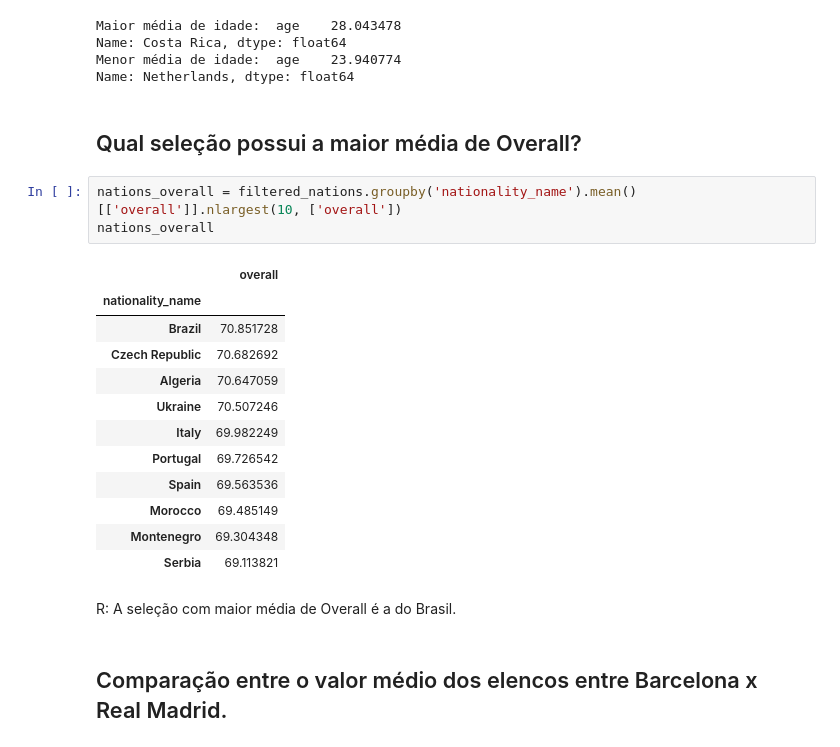
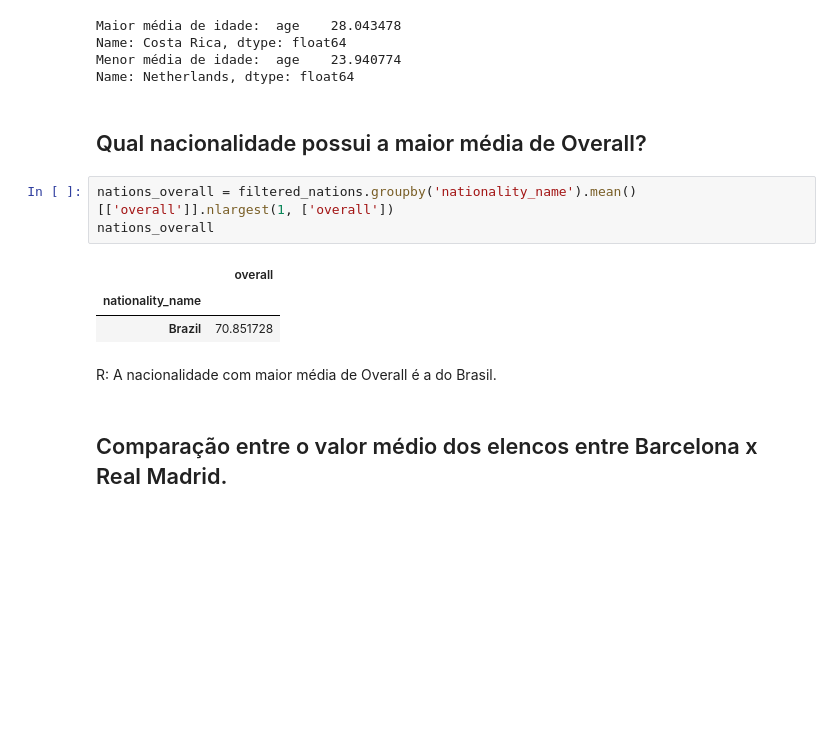
Before and after one commit to jgabrielmelo/FIFA22_EDA, a Jupyter notebook: fifa-22-jg-analysis.ipynb, the cells around one changed output. Drawn from its saved outputs; the diff is of its cells as text; blank space fills up the shorter version.

```diff
--- a/fifa-22-jg-analysis.ipynb
+++ b/fifa-22-jg-analysis.ipynb
@@ -211,25 +211,16 @@ Name: Costa Rica, dtype: float64
 Menor média de idade:  age    23.940774
 Name: Netherlands, dtype: float64
 # %% [markdown]
-## Qual seleção possui a maior média de Overall?
+## Qual nacionalidade possui a maior média de Overall?
 # %%
-nations_overall = filtered_nations.groupby('nationality_name').mean()[['overall']].nlargest(10, ['overall'])
+nations_overall = filtered_nations.groupby('nationality_name').mean()[['overall']].nlargest(1, ['overall'])
 nations_overall
 # %% [output]
 |  | overall |
 | nationality_name |  |
 | Brazil | 70.851728 |
-| Czech Republic | 70.682692 |
-| Algeria | 70.647059 |
-| Ukraine | 70.507246 |
-| Italy | 69.982249 |
-| Portugal | 69.726542 |
-| Spain | 69.563536 |
-| Morocco | 69.485149 |
-| Montenegro | 69.304348 |
-| Serbia | 69.113821 |
 # %% [markdown]
-R: A seleção com maior média de Overall é a do Brasil.
+R: A nacionalidade com maior média de Overall é a do Brasil.
 # %% [markdown]
 ## Comparação entre o valor médio dos elencos entre Barcelona x Real Madrid.
 # %%
```
Also changed, not shown: parts of 8 cells of this notebook.
